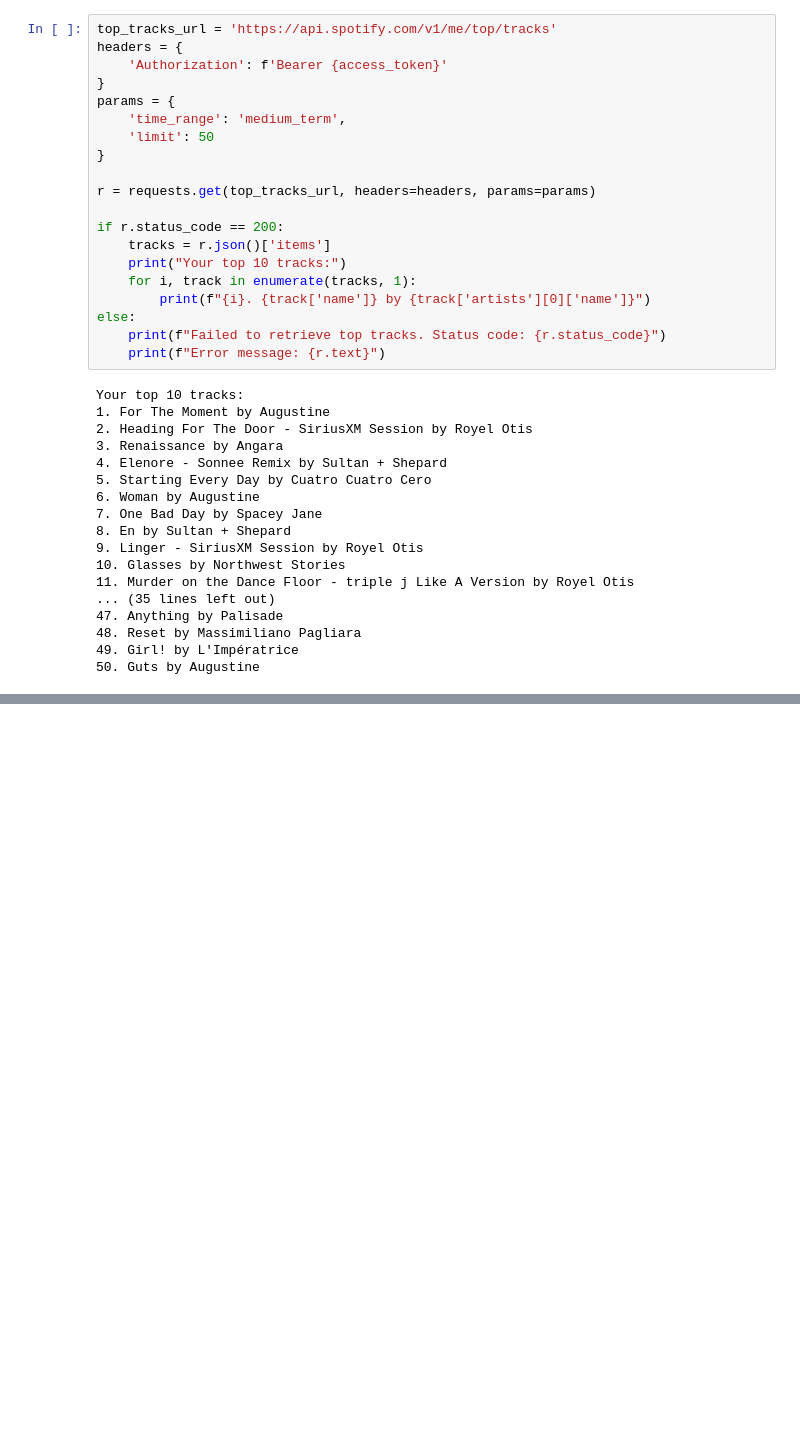
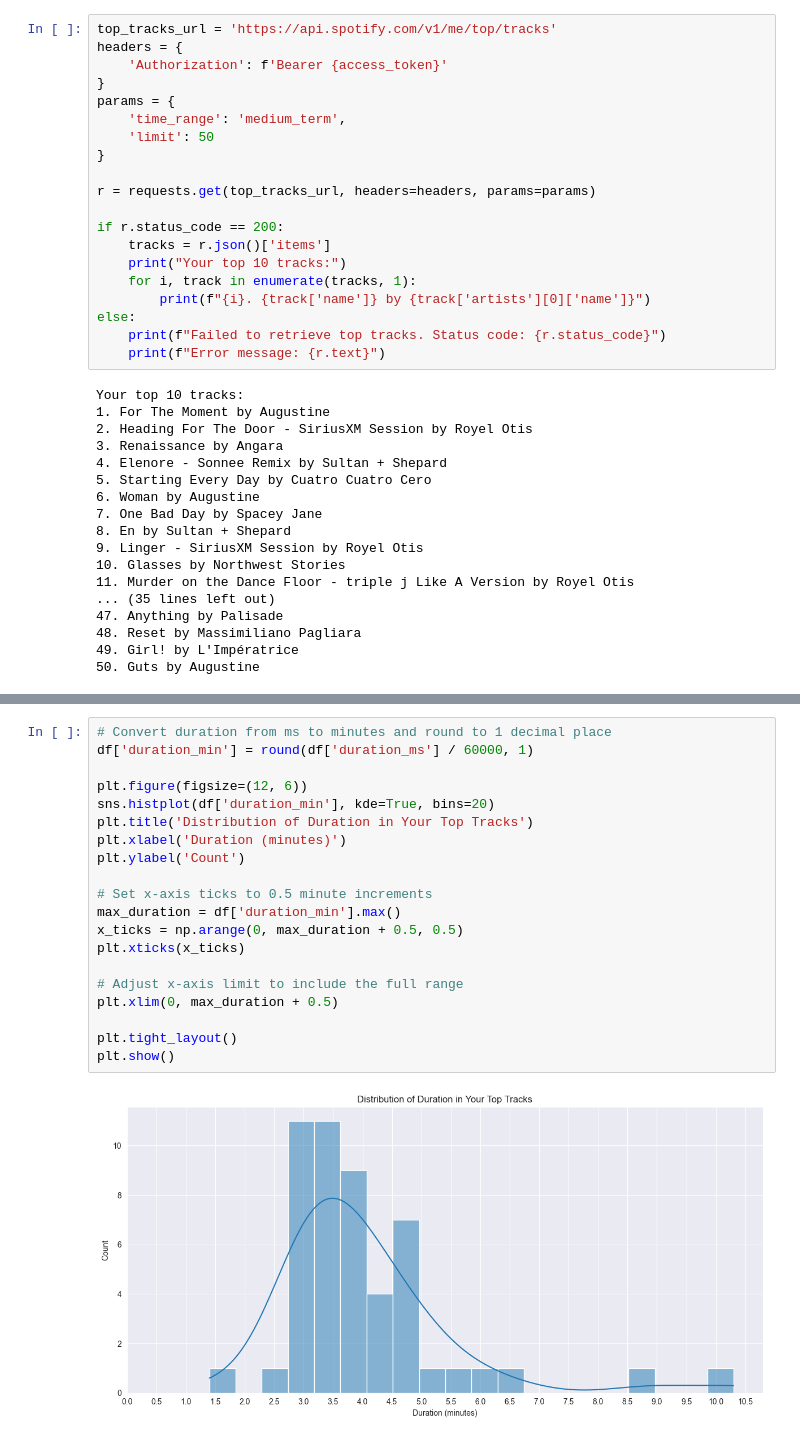
Before and after one commit to deanosmith/SpotifyEDA, a Jupyter notebook: ClaudeNb.ipynb, the cells around one changed output, grey strips where cells are left out. Drawn from its saved outputs; the diff is of its cells as text; blank space fills up the shorter version.

Commit message:
Some more graphs

```diff
--- a/ClaudeNb.ipynb
+++ b/ClaudeNb.ipynb
@@ -176,0 +153,22 @@ plt.show()
+# %%
+# Convert duration from ms to minutes and round to 1 decimal place
+df['duration_min'] = round(df['duration_ms'] / 60000, 1)
+
+plt.figure(figsize=(12, 6))
+sns.histplot(df['duration_min'], kde=True, bins=20)
+plt.title('Distribution of Duration in Your Top Tracks')
+plt.xlabel('Duration (minutes)')
+plt.ylabel('Count')
+
+# Set x-axis ticks to 0.5 minute increments
+max_duration = df['duration_min'].max()
+x_ticks = np.arange(0, max_duration + 0.5, 0.5)
+plt.xticks(x_ticks)
+
+# Adjust x-axis limit to include the full range
+plt.xlim(0, max_duration + 0.5)
+
+plt.tight_layout()
+plt.show()
+# %% [output]
+[figure, added]
```
Also changed, not shown: parts of 7 cells of this notebook.
